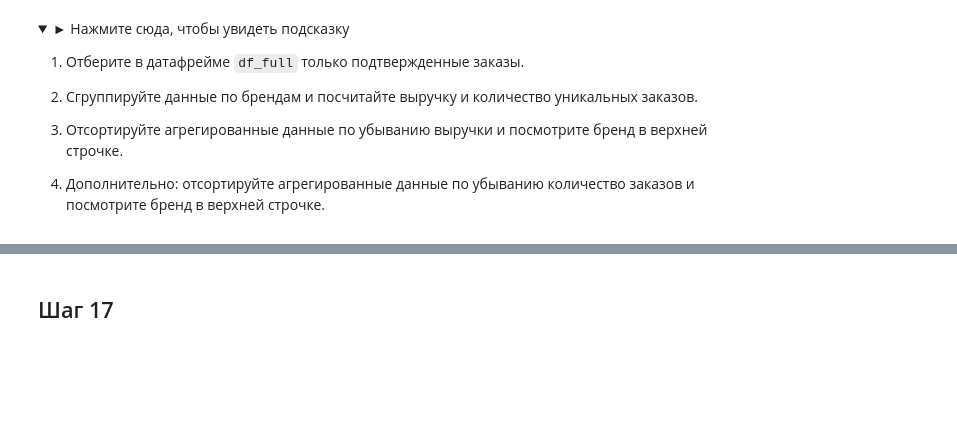
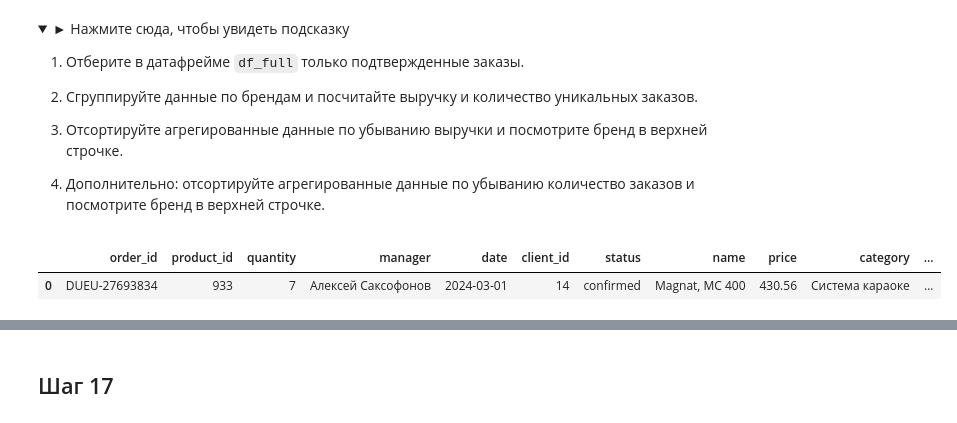
Before and after one commit to m-amirov/karpov.courses, a Jupyter notebook: notebooks/final_project_python.ipynb, the cells around one changed output, grey strips where cells are left out. Cells and saved outputs as stored; diff of their text form; code cells hidden in the pictures; folded sections open; blank space fills up the shorter version.

```diff
--- a/notebooks/final_project_python.ipynb
+++ b/notebooks/final_project_python.ipynb
@@ -589,0 +592,5 @@ sns.lineplot(x='date', y='orders', data=df_report_by_date)
+# %%
+df_full.head(1)
+# %% [output]
+|  | order_id | product_id | quantity | manager | date | client_id | status | name | price | category | ... |
+| 0 | DUEU-27693834 | 933 | 7 | Алексей Саксофонов | 2024-03-01 | 14 | confirmed | Magnat, MC 400 | 430.56 | Система караоке | ... |
```
Also changed, not shown: parts of 9 cells of this notebook.
